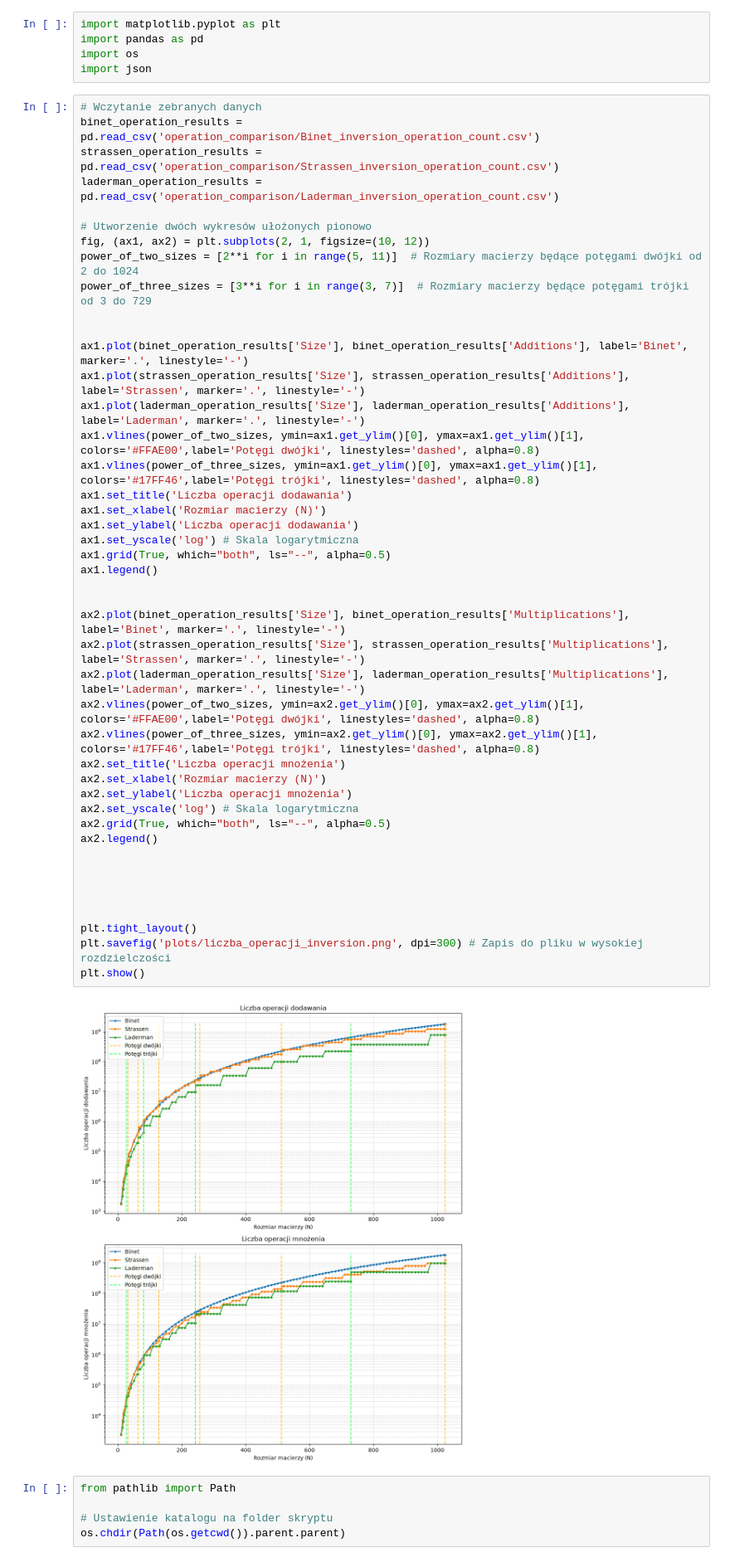
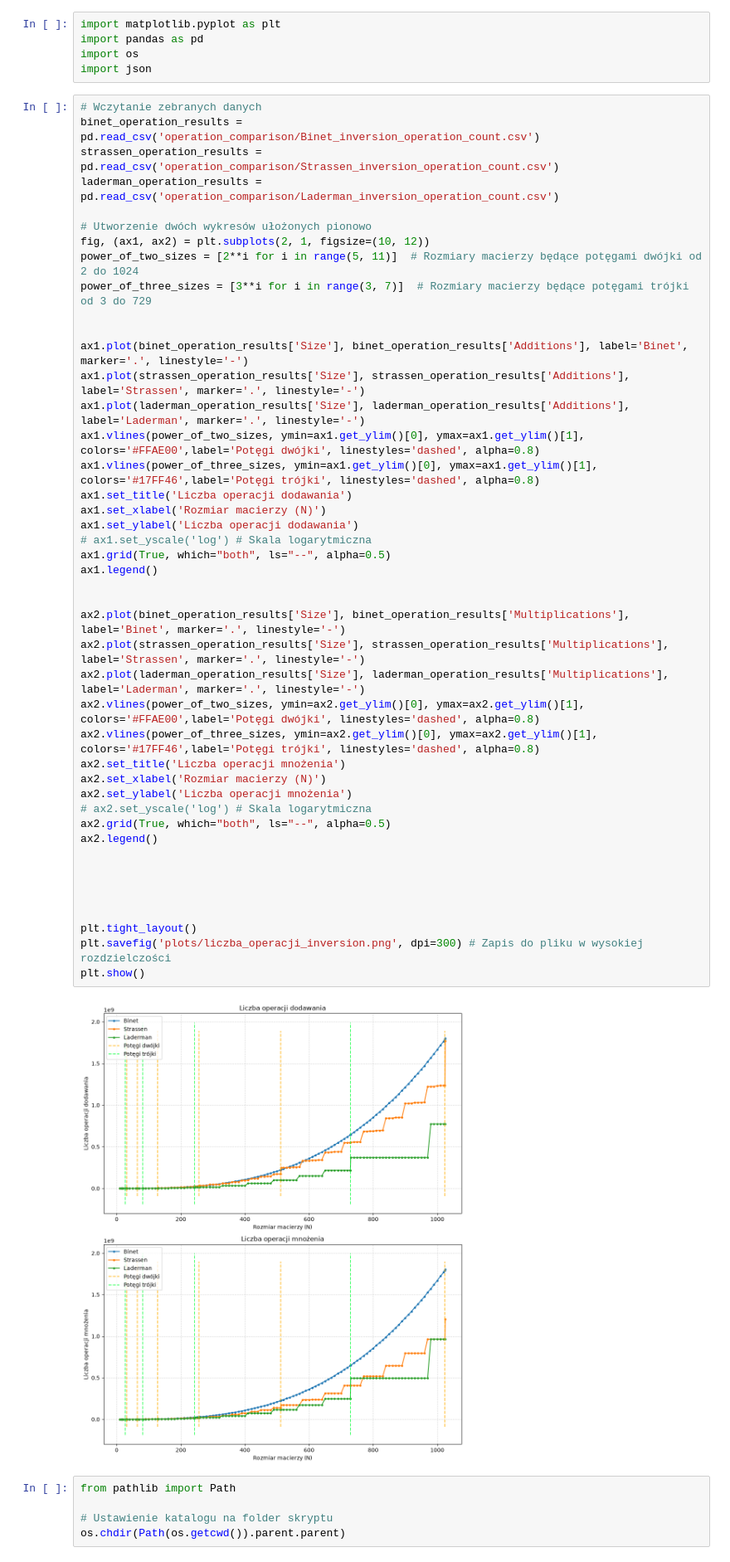
Before and after one commit to Szymbuk/Algorytmy_Macierzowe, a Jupyter notebook: z2/src/result_visualization_inversion.ipynb, the cells around one changed output. Shown at 83% size. Saved outputs shown, nothing was run; the diff lists cells and outputs as text.

```diff
--- a/z2/src/result_visualization_inversion.ipynb
+++ b/z2/src/result_visualization_inversion.ipynb
@@ -19,36 +19,36 @@ ax1.plot(binet_operation_results['Size'], binet_operation_results['Additions'],
 ax1.plot(strassen_operation_results['Size'], strassen_operation_results['Additions'], label='Strassen', marker='.', linestyle='-')
 ax1.plot(laderman_operation_results['Size'], laderman_operation_results['Additions'], label='Laderman', marker='.', linestyle='-')
 ax1.vlines(power_of_two_sizes, ymin=ax1.get_ylim()[0], ymax=ax1.get_ylim()[1], colors='#FFAE00',label='Potęgi dwójki', linestyles='dashed', alpha=0.8)
 ax1.vlines(power_of_three_sizes, ymin=ax1.get_ylim()[0], ymax=ax1.get_ylim()[1], colors='#17FF46',label='Potęgi trójki', linestyles='dashed', alpha=0.8)
 ax1.set_title('Liczba operacji dodawania')
 ax1.set_xlabel('Rozmiar macierzy (N)')
 ax1.set_ylabel('Liczba operacji dodawania')
-ax1.set_yscale('log') # Skala logarytmiczna
+# ax1.set_yscale('log') # Skala logarytmiczna
 ax1.grid(True, which="both", ls="--", alpha=0.5)
 ax1.legend()
 
 
 ax2.plot(binet_operation_results['Size'], binet_operation_results['Multiplications'], label='Binet', marker='.', linestyle='-')
 ax2.plot(strassen_operation_results['Size'], strassen_operation_results['Multiplications'], label='Strassen', marker='.', linestyle='-')
 ax2.plot(laderman_operation_results['Size'], laderman_operation_results['Multiplications'], label='Laderman', marker='.', linestyle='-')
 ax2.vlines(power_of_two_sizes, ymin=ax2.get_ylim()[0], ymax=ax2.get_ylim()[1], colors='#FFAE00',label='Potęgi dwójki', linestyles='dashed', alpha=0.8)
 ax2.vlines(power_of_three_sizes, ymin=ax2.get_ylim()[0], ymax=ax2.get_ylim()[1], colors='#17FF46',label='Potęgi trójki', linestyles='dashed', alpha=0.8)
 ax2.set_title('Liczba operacji mnożenia')
 ax2.set_xlabel('Rozmiar macierzy (N)')
 ax2.set_ylabel('Liczba operacji mnożenia')
-ax2.set_yscale('log') # Skala logarytmiczna
+# ax2.set_yscale('log') # Skala logarytmiczna
 ax2.grid(True, which="both", ls="--", alpha=0.5)
 ax2.legend()
 
 
 
 
 
 plt.tight_layout()
 plt.savefig('plots/liczba_operacji_inversion.png', dpi=300) # Zapis do pliku w wysokiej rozdzielczości
 plt.show()
 # %% [output]
-[figure, old version]
+[figure, new version]
 # %%
 from pathlib import Path
 
```
Also changed, not shown: parts of 1 cell of this notebook, 2 other files.
